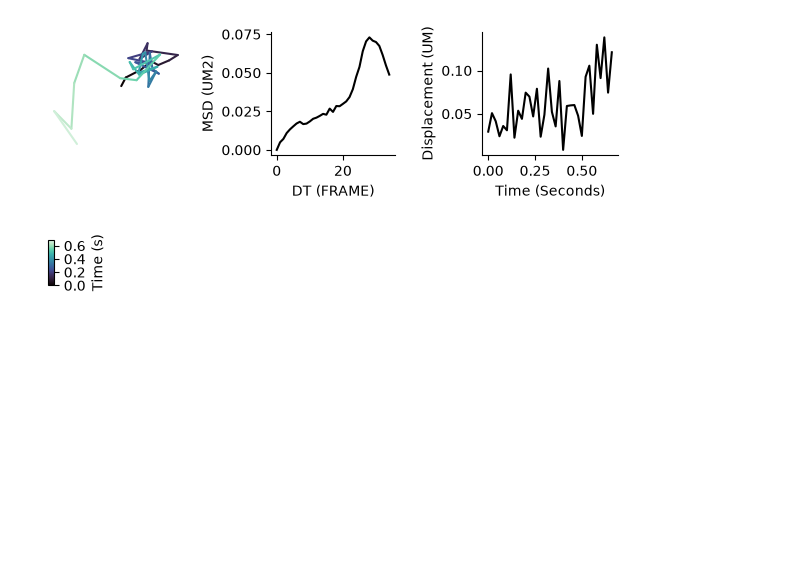
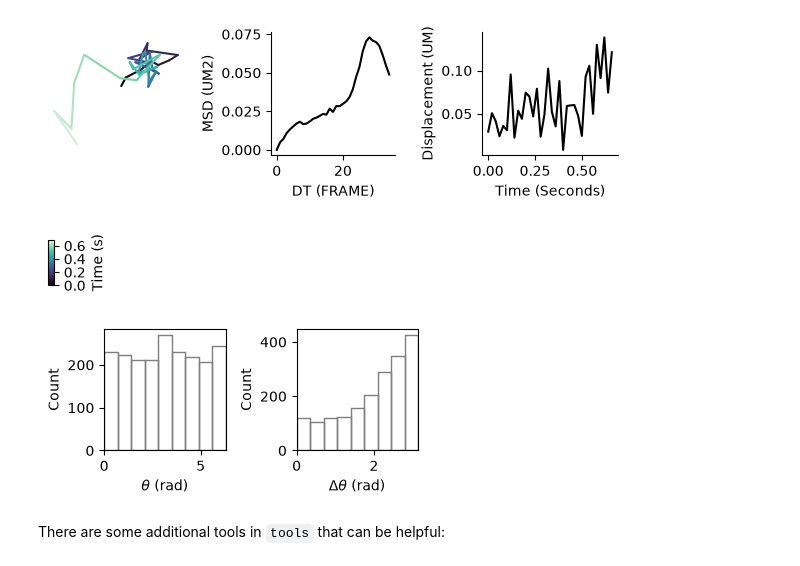
Before and after one commit to kye-k/tdhelper, a Jupyter notebook: examples/example_notebook.ipynb, the cells around one changed output. Drawn from its saved outputs; the diff is of its cells as text; code cells hidden in the pictures; blank space fills up the shorter version.

```diff
--- a/examples/example_notebook.ipynb
+++ b/examples/example_notebook.ipynb
@@ -156,3 +156,24 @@ sns.despine(ax=ax[2])
 [figure]
 # %%
 # it looks like the trajectory appears trapped but then exits later, we can use a sliding window to calculate diffusion coefficients
+# %%
+# if you are curious about the direction of movement, you can calculate the direction of movement for each segmment in a trajectory (calc_angleDIR)
+angleDIR = spt_data_filtered.calc_angleDIR()
+
+# if you are curious about the stepwise change in direction (does the moleucle continue straight (deltaTheta = 0), or does it turn), you can calculate the stepwise change in direction for each triplet of points in a trajectory (calc_angleSW)
+angleSW = spt_data_filtered.calc_angleSW(skip=None)
+
+fig, ax = plt.subplots(1, 2, figsize=(4,2), layout='tight')
+sns.histplot(ax=ax[0], data=angleDIR, x='Angle_r', bins = np.linspace(0, np.pi*2, 10), color='grey', fill=None)
+ax[0].set_xlim(0, 2*np.pi)
+ax[0].set_xlabel(r'$\theta$ (rad)')
+ax[0].set_box_aspect(1)
+
+sns.histplot(ax=ax[1], data=angleSW, x='Angle_r', bins = np.linspace(0, np.pi, 10), color='grey', fill=None)
+ax[1].set_xlim(0, np.pi)
+ax[1].set_xlabel(r'$\Delta\theta$ (rad)')
+ax[1].set_box_aspect(1)
+# %% [output]
+[figure, added]
+# %% [markdown]
+There are some additional tools in `tools` that can be helpful:
```
Also changed, not shown: parts of 4 cells of this notebook, 6 other files.
